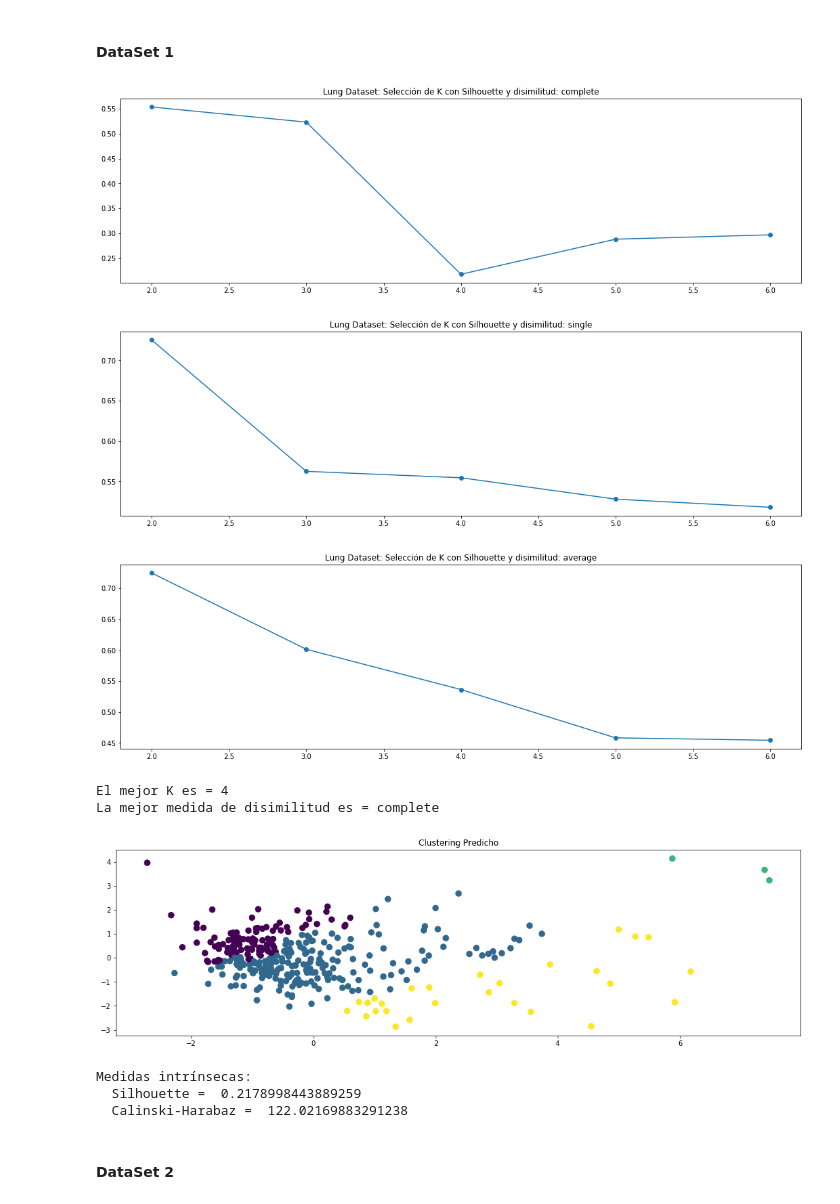
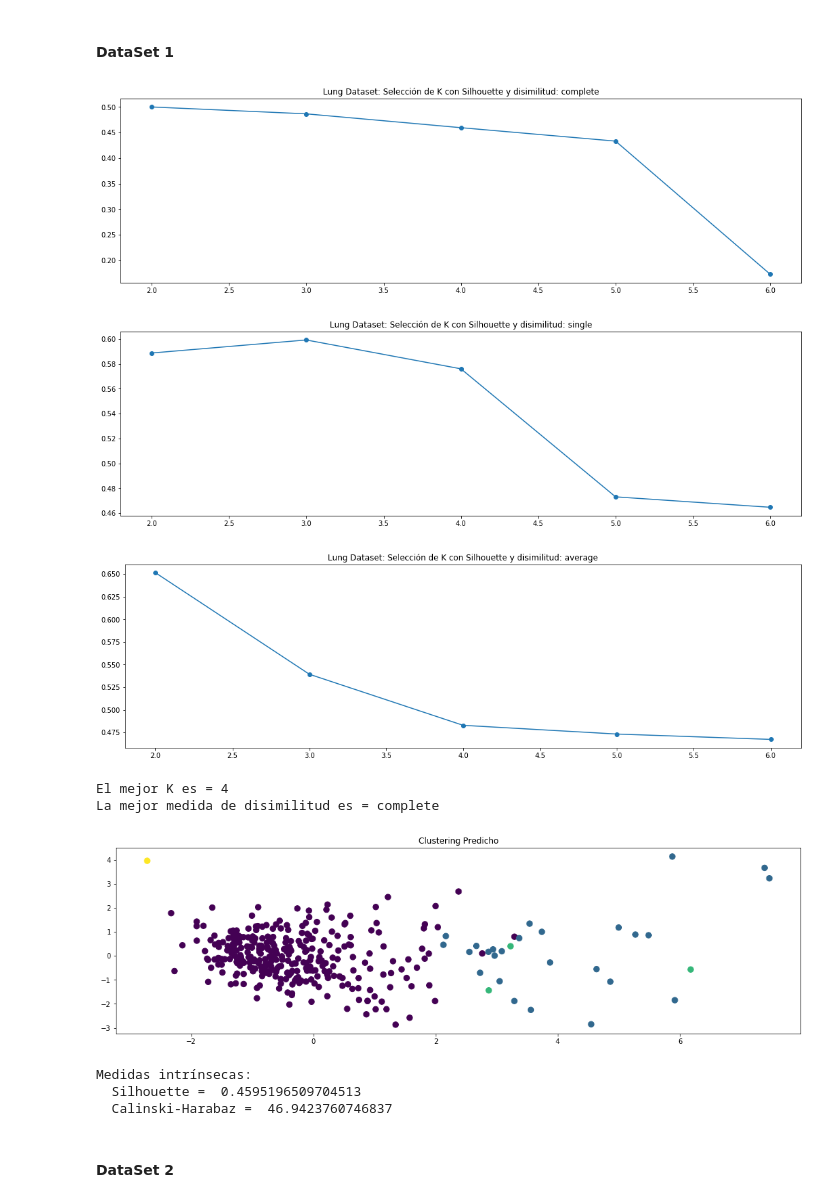
Before and after one commit to alvaronavarroguz/06MAIR-Aprendizaje-No-Supervisado, a Jupyter notebook: Trabajo_Final/Trabajo_Final.ipynb, the cells around one changed output. Cells and saved outputs as stored; diff of their text form; code cells hidden in the pictures.

```diff
--- a/Trabajo_Final/Trabajo_Final.ipynb
+++ b/Trabajo_Final/Trabajo_Final.ipynb
@@ -89 +96,3 @@ plt.show()
+# %%
+X_lung = lung_std
 # %%
@@ -330,11 +367,11 @@ set_k = []
 for disimilitud in disimilitudes:
 
     for k in range(2, total_pruebas):
-        clustering = linkage(principal_lung, disimilitud)
+        clustering = linkage(X_lung, disimilitud)
 
         labels_predicted = cut_tree(clustering, n_clusters=k).flatten()
 
-        eval=silhouette_score(principal_lung,list(labels_predicted))
+        eval=silhouette_score(X_lung,list(labels_predicted))
 
         # Guardamos el valor de silueta de cada k
         calidades_clustering.append(eval)
@@ -351,39 +388,39 @@ for disimilitud in disimilitudes:
     plt.show()
     calidades_clustering_disimilitud = []
 # %% [output]
-[figure, old version]
+[figure, new version]
-[figure, old version]
+[figure, new version]
-[figure, old version]
+[figure, new version]
 # %%
 # Haciendo uso de la regla del codo y viendo las gráficas, podemos comprobar que la mejor
 # disimilitud es "complete" (máxima) y con un k = 4
 k=4
 disim = 'complete'
 print("El mejor K es = " + str(k))
 print("La mejor medida de disimilitud es = " + str(disim))
 
 
 # Repetimos el clustering con la solución que dé la elbow-criteria
 ##################################################################################
-clustering = linkage(principal_lung, disim)
+clustering = linkage(X_lung, disim)
 labels_predicted = cut_tree(clustering, n_clusters=k).flatten()
 
 # Mostrar resultados
 fig, ax = plt.subplots(figsize=(18,5))
 ax.set_title('Clustering Predicho')
 ax.scatter(PCs_lung[:,0], PCs_lung[:,1], c = labels_predicted, s=70)
 plt.show()
 
-imprimir_evaluacion_intrinseca(calidades_clustering[k-2], principal_lung, labels_predicted)
+imprimir_evaluacion_intrinseca(calidades_clustering[k-2], X_lung, labels_predicted)
 
 ds_1_eval_jerar=set_k[k-2]
 # %% [output]
 El mejor K es = 4
 La mejor medida de disimilitud es = complete
-[figure, old version]
+[figure, new version]
 Medidas intrínsecas:
-  Silhouette =  0.2178998443889259
-  Calinski-Harabaz =  122.02169883291238
+  Silhouette =  0.4595196509704513
+  Calinski-Harabaz =  46.9423760746837
 # %% [markdown]
 #### DataSet 2
 # %%
```
Also changed, not shown: parts of 26 cells of this notebook.
